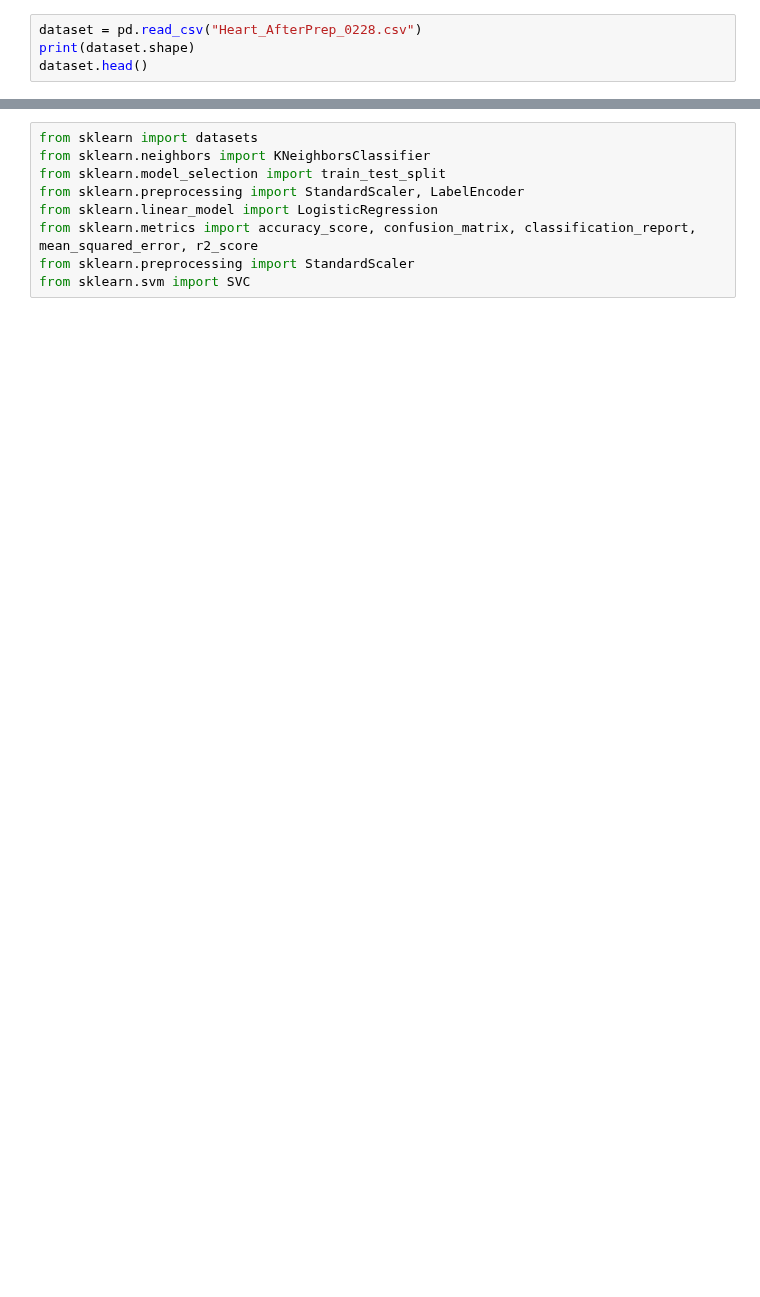
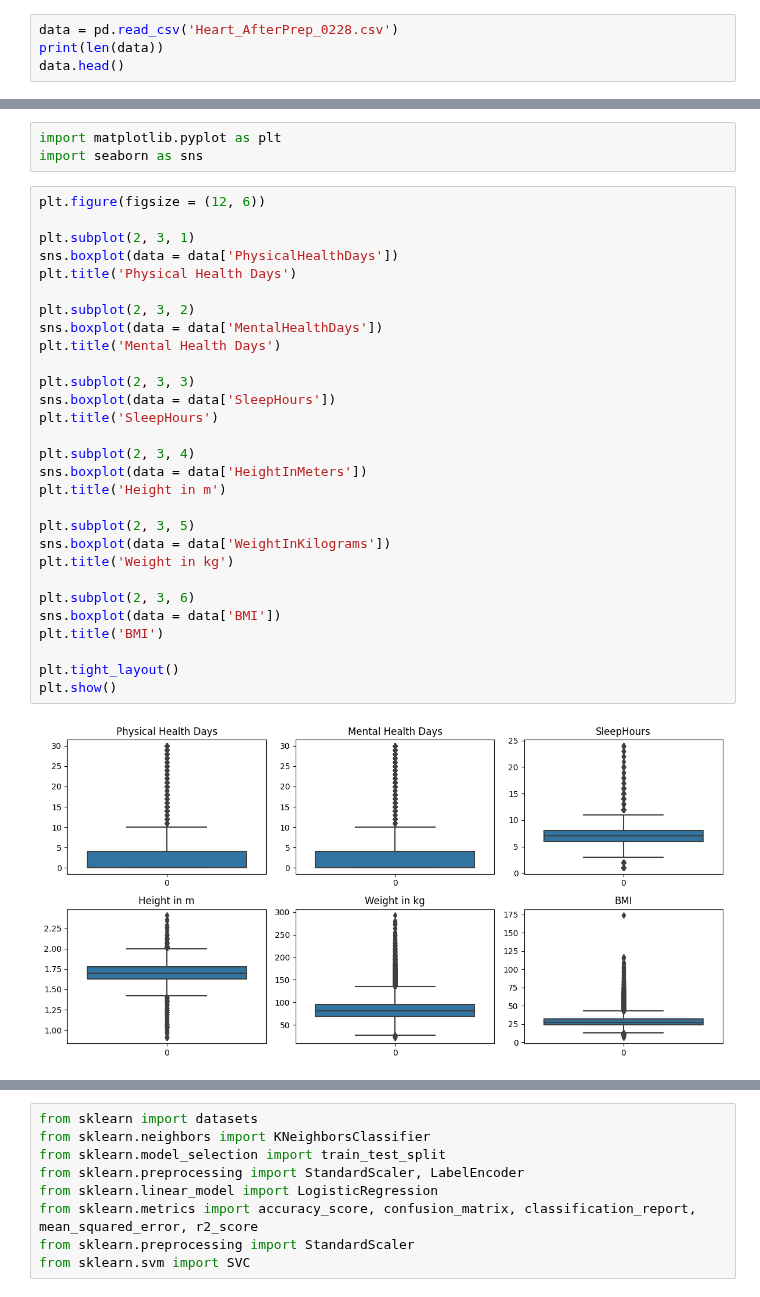
Before and after one commit to JaydenCJH/project_HD, a Jupyter notebook: KimYunSung_Logi_SVM.ipynb, the cells around one changed output, grey strips where cells are left out. Cells and saved outputs as stored; diff of their text form; blank space fills up the shorter version.

```diff
--- a/KimYunSung_Logi_SVM.ipynb
+++ b/KimYunSung_Logi_SVM.ipynb
@@ -65,6 +4,6 @@ import seaborn as sns
 pd.set_option('display.max_columns', 50)
 # %%
-dataset = pd.read_csv("Heart_AfterPrep_0228.csv")
-print(dataset.shape)
-dataset.head()
+data = pd.read_csv('Heart_AfterPrep_0228.csv')
+print(len(data))
+data.head()
 # %% [output]
@@ -131,0 +61,34 @@ dtype: int64
+# %%
+import matplotlib.pyplot as plt
+import seaborn as sns
+# %%
+plt.figure(figsize = (12, 6))
+
+plt.subplot(2, 3, 1)
+sns.boxplot(data = data['PhysicalHealthDays'])
+plt.title('Physical Health Days')
+
+plt.subplot(2, 3, 2)
+sns.boxplot(data = data['MentalHealthDays'])
+plt.title('Mental Health Days')
+
+plt.subplot(2, 3, 3)
+sns.boxplot(data = data['SleepHours'])
+plt.title('SleepHours')
+
+plt.subplot(2, 3, 4)
+sns.boxplot(data = data['HeightInMeters'])
+plt.title('Height in m')
+
+plt.subplot(2, 3, 5)
+sns.boxplot(data = data['WeightInKilograms'])
+plt.title('Weight in kg')
+
+plt.subplot(2, 3, 6)
+sns.boxplot(data = data['BMI'])
+plt.title('BMI')
+
+plt.tight_layout()
+plt.show()
+# %% [output]
+[figure, added]
```
Also changed, not shown: parts of 49 cells of this notebook.
